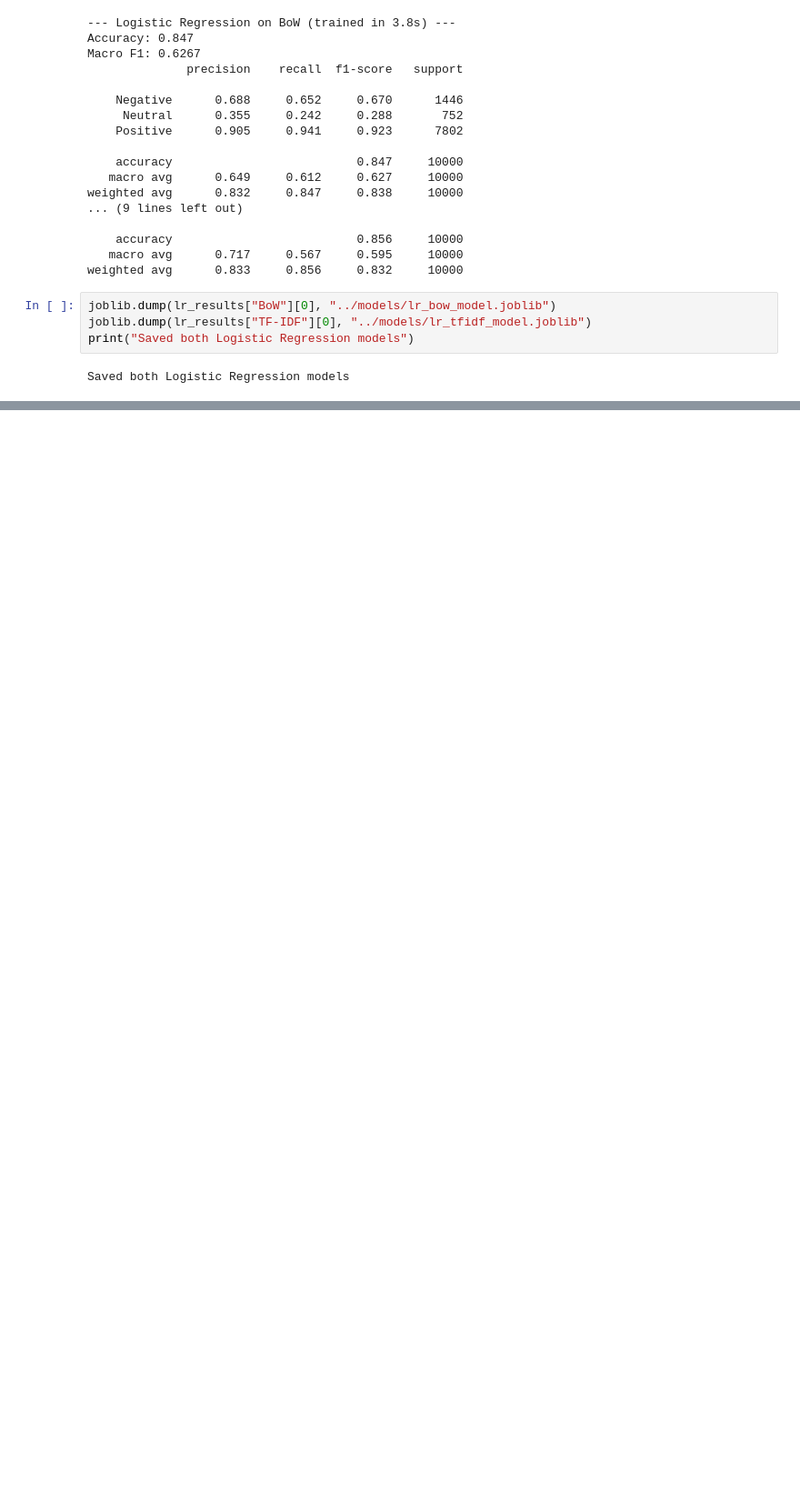
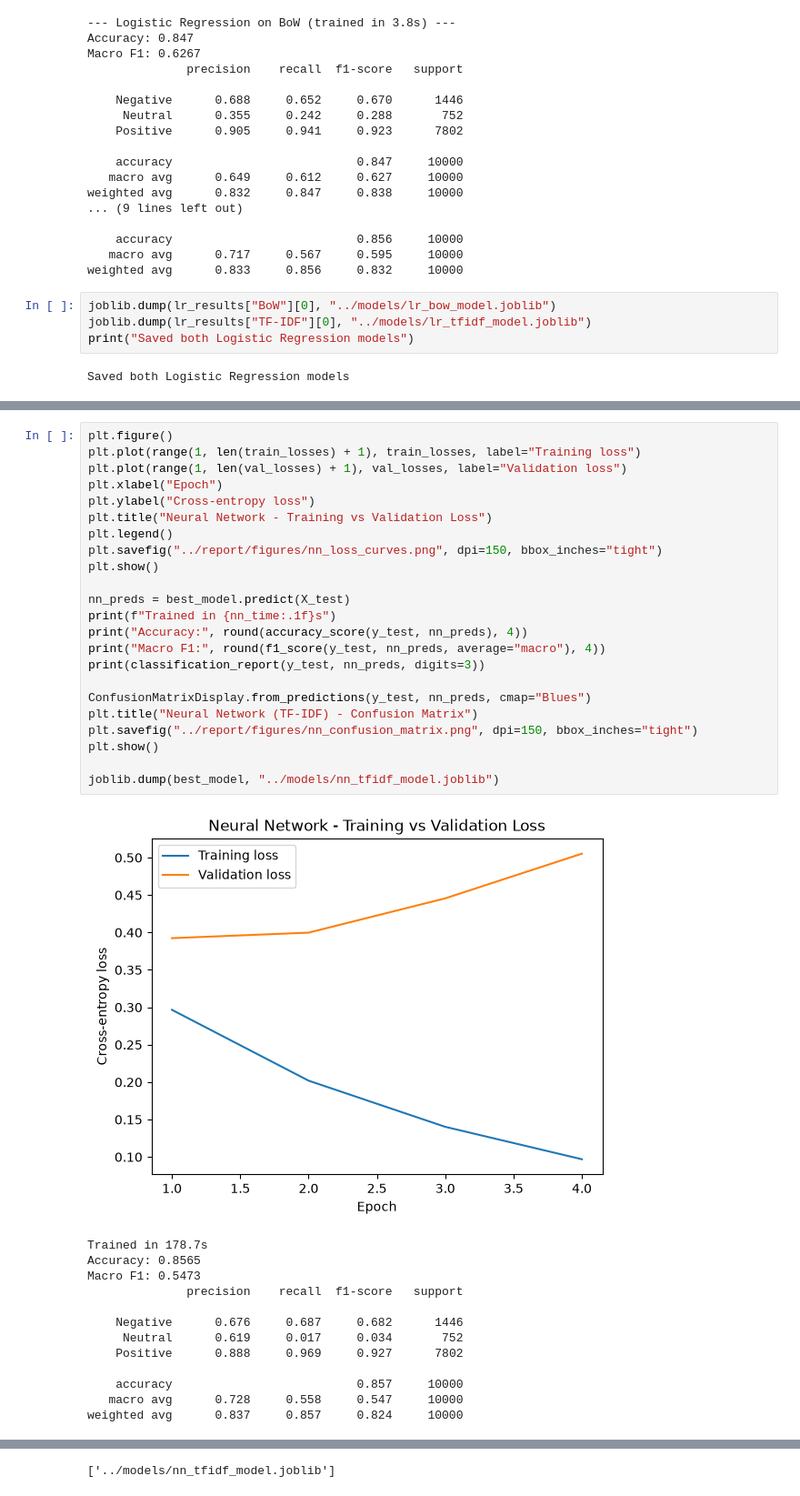
Before and after one commit to akhaliq0/cse3521-sentiment-analysis, a Jupyter notebook: notebook/naive_base_baseline.ipynb, the cells around one changed output, grey strips where cells are left out. Shown at 91% size. Drawn from its saved outputs; the diff is of its cells as text; blank space fills up the shorter version.

```diff
--- a/notebook/naive_base_baseline.ipynb
+++ b/notebook/naive_base_baseline.ipynb
@@ -171,0 +280,37 @@ Saved both Logistic Regression models
+# %%
+plt.figure()
+plt.plot(range(1, len(train_losses) + 1), train_losses, label="Training loss")
+plt.plot(range(1, len(val_losses) + 1), val_losses, label="Validation loss")
+plt.xlabel("Epoch")
+plt.ylabel("Cross-entropy loss")
+plt.title("Neural Network - Training vs Validation Loss")
+plt.legend()
+plt.savefig("../report/figures/nn_loss_curves.png", dpi=150, bbox_inches="tight")
+plt.show()
+
+nn_preds = best_model.predict(X_test)
+print(f"Trained in {nn_time:.1f}s")
+print("Accuracy:", round(accuracy_score(y_test, nn_preds), 4))
+print("Macro F1:", round(f1_score(y_test, nn_preds, average="macro"), 4))
+print(classification_report(y_test, nn_preds, digits=3))
+
+ConfusionMatrixDisplay.from_predictions(y_test, nn_preds, cmap="Blues")
+plt.title("Neural Network (TF-IDF) - Confusion Matrix")
+plt.savefig("../report/figures/nn_confusion_matrix.png", dpi=150, bbox_inches="tight")
+plt.show()
+
+joblib.dump(best_model, "../models/nn_tfidf_model.joblib")
+# %% [output]
+[figure, added]
+Trained in 178.7s
+Accuracy: 0.8565
+Macro F1: 0.5473
+              precision    recall  f1-score   support
+
+    Negative      0.676     0.687     0.682      1446
+     Neutral      0.619     0.017     0.034       752
+    Positive      0.888     0.969     0.927      7802
+
+    accuracy                          0.857     10000
+   macro avg      0.728     0.558     0.547     10000
+weighted avg      0.837     0.857     0.824     10000
@@ -171,0 +318 @@ Saved both Logistic Regression models
+['../models/nn_tfidf_model.joblib']
```
Also changed, not shown: parts of 5 cells of this notebook, 7 other files.
